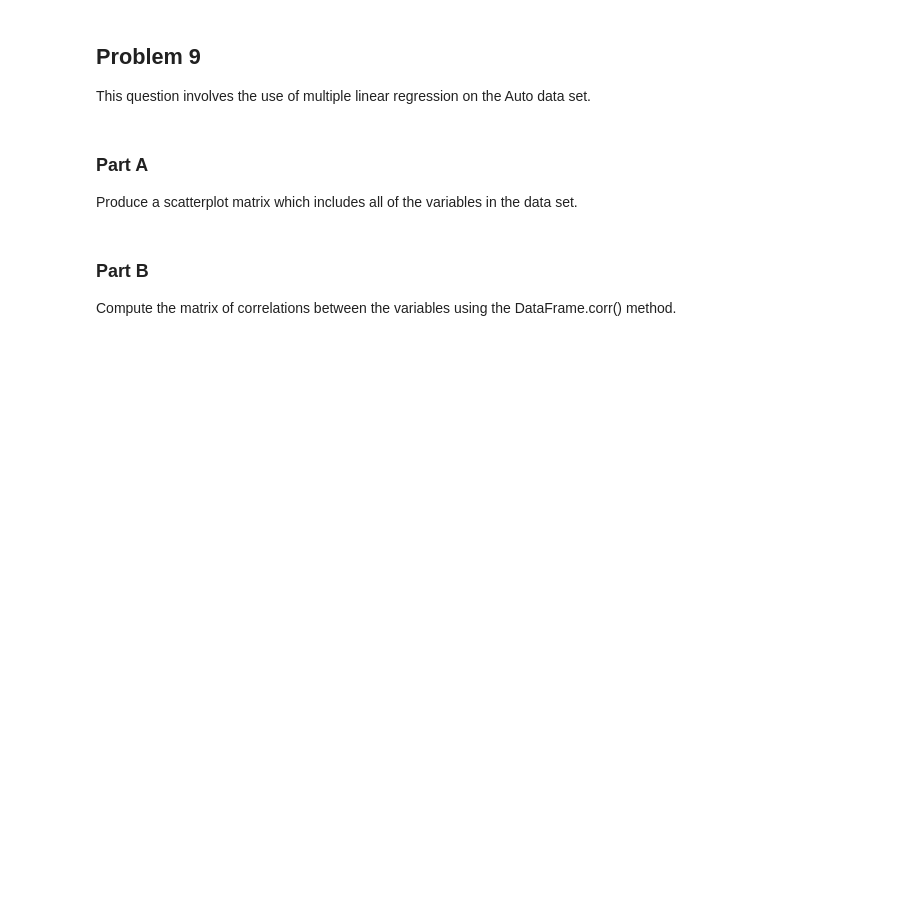
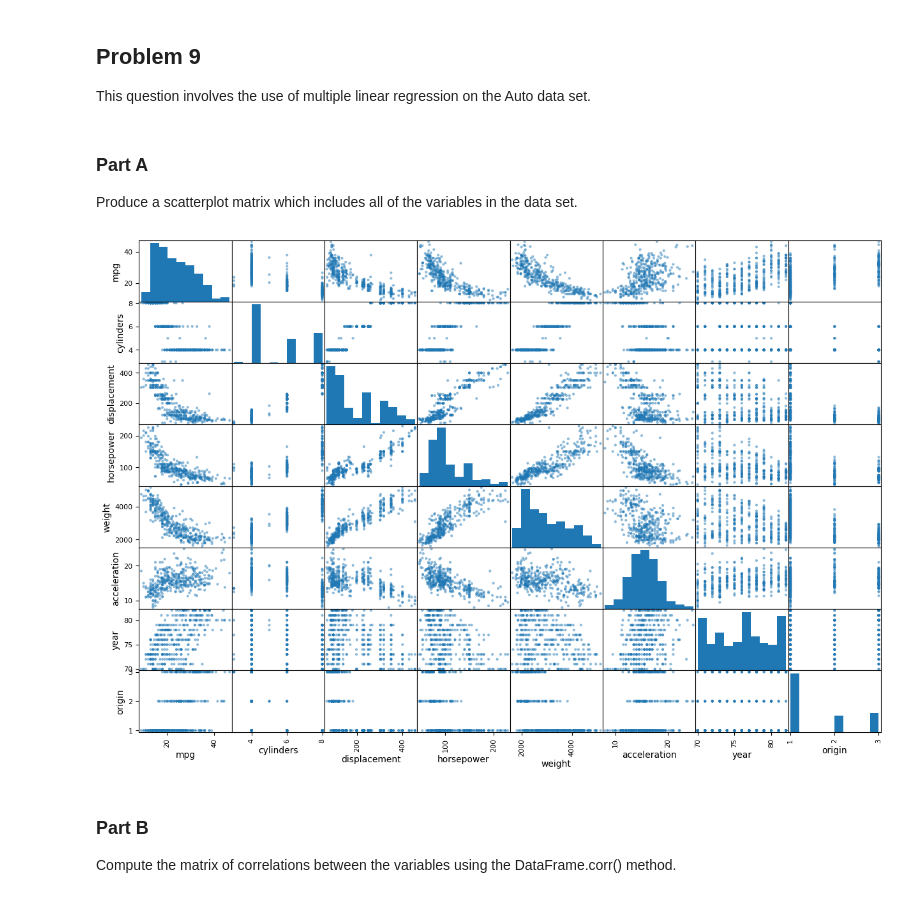
Before and after one commit to rcwaterman/DSE6111, a Jupyter notebook: Module_2/Chapter_3_Exercises/Chapter_3_Exercises.ipynb, the cells around one changed output. Drawn from its saved outputs; the diff is of its cells as text; code cells hidden in the pictures; blank space fills up the shorter version.

```diff
--- a/Module_2/Chapter_3_Exercises/Chapter_3_Exercises.ipynb
+++ b/Module_2/Chapter_3_Exercises/Chapter_3_Exercises.ipynb
@@ -12,6 +16,17 @@ Auto data set.
 
 Produce a scatterplot matrix which includes all of the variables
 in the data set.
+# %%
+# Load the dataset and remove nulls and N/A values
+auto = pd.read_csv('./data/Auto.csv')
+auto.dropna(axis=0, how='any')
+auto = auto[auto['horsepower'] != '?']
+auto['horsepower'] = auto['horsepower'].astype('int64')
+
+# Create a scatter matrix
+pd.plotting.scatter_matrix(auto, figsize=(15,10));
+# %% [output]
+[figure, added]
 # %% [markdown]
 ### Part B
 
```
Also changed, not shown: parts of 8 cells of this notebook, 1 other file.
